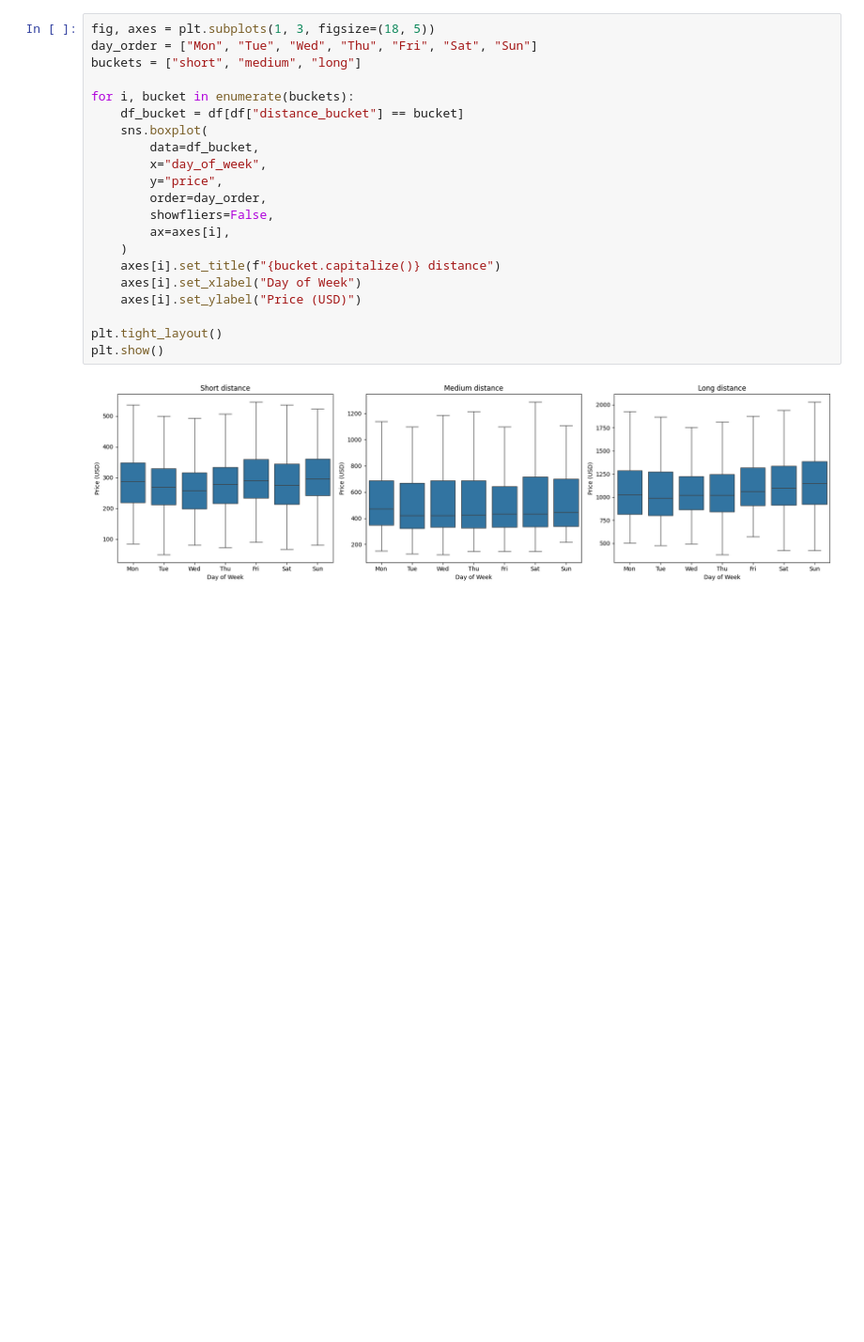
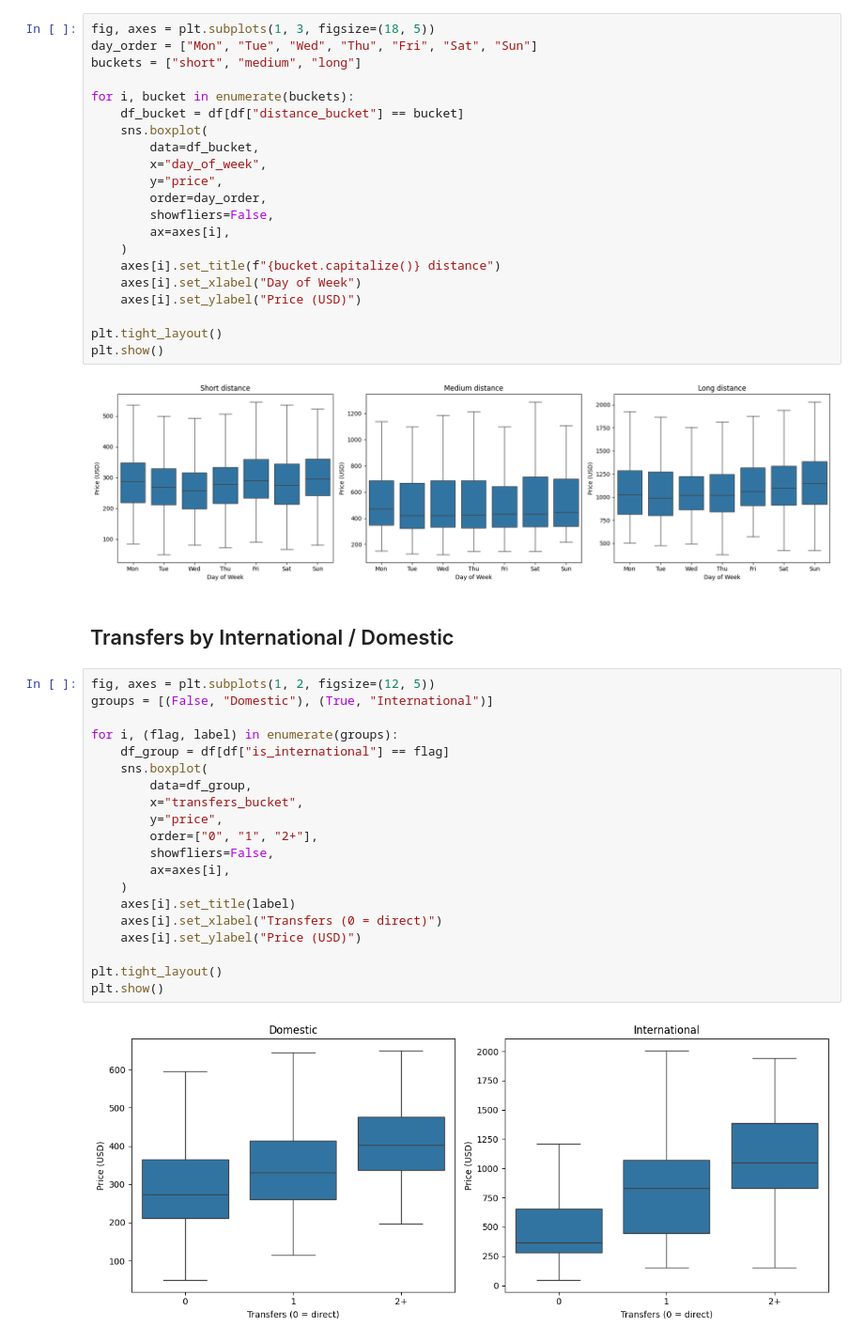
Before and after one commit to Quaden2307/flight-price-predictor, a Jupyter notebook: notebooks/03_live_data_visualization.ipynb, the cells around one changed output. Shown at 94% size. Saved outputs shown, nothing was run; the diff lists cells and outputs as text; blank space fills up the shorter version.

Commit message:
international and domestic stratification

```diff
--- a/notebooks/03_live_data_visualization.ipynb
+++ b/notebooks/03_live_data_visualization.ipynb
@@ -271,3 +271,27 @@ plt.tight_layout()
 plt.show()
 # %% [output]
 [figure]
+# %% [markdown]
+## Transfers by International / Domestic
+# %%
+fig, axes = plt.subplots(1, 2, figsize=(12, 5))
+groups = [(False, "Domestic"), (True, "International")]
+
+for i, (flag, label) in enumerate(groups):
+    df_group = df[df["is_international"] == flag]
+    sns.boxplot(
+        data=df_group,
+        x="transfers_bucket",
+        y="price",
+        order=["0", "1", "2+"],
+        showfliers=False,
+        ax=axes[i],
+    )
+    axes[i].set_title(label)
+    axes[i].set_xlabel("Transfers (0 = direct)")
+    axes[i].set_ylabel("Price (USD)")
+
+plt.tight_layout()
+plt.show()
+# %% [output]
+[figure, added]
```
Also changed, not shown: parts of 2 cells of this notebook, 1 other file.
